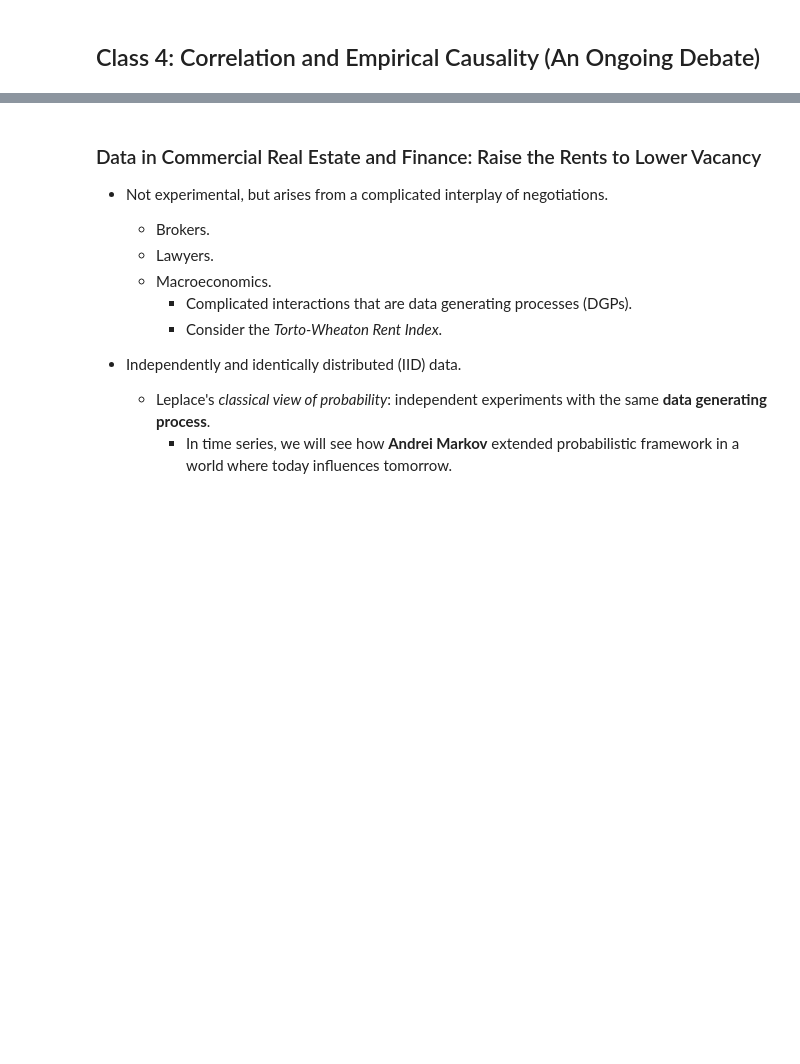
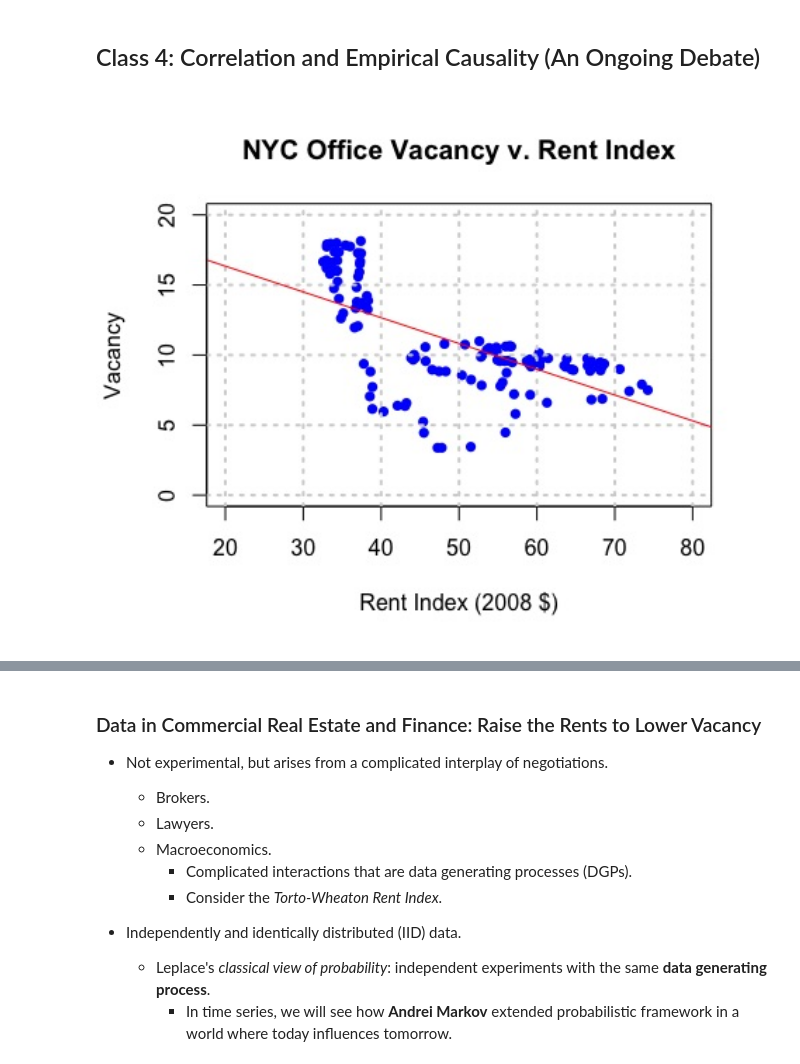
Before and after one commit to thsavage/Real-Estate-Data-Analytics, a Jupyter notebook: Class 4.ipynb, the cells around one changed output, grey strips where cells are left out. Cells and saved outputs as stored; diff of their text form; code cells hidden in the pictures; blank space fills up the shorter version.

```diff
--- a/Class 4.ipynb
+++ b/Class 4.ipynb
@@ -2,3 +2,9 @@
 # REAL1-CG.3135: Real Estate Data Analytics
 # %% [markdown]
 ## Class 4: Correlation and Empirical Causality (An Ongoing Debate)
+# %%
+from IPython.display import Image
+url = '/Users/timothysavage/Desktop/Schack Real Estate Data Analytics/Raise the rent.jpg'
+Image(url, width=800, height=800)
+# %% [output]
+[figure, added]
```
Also changed, not shown: parts of 2 cells of this notebook.
